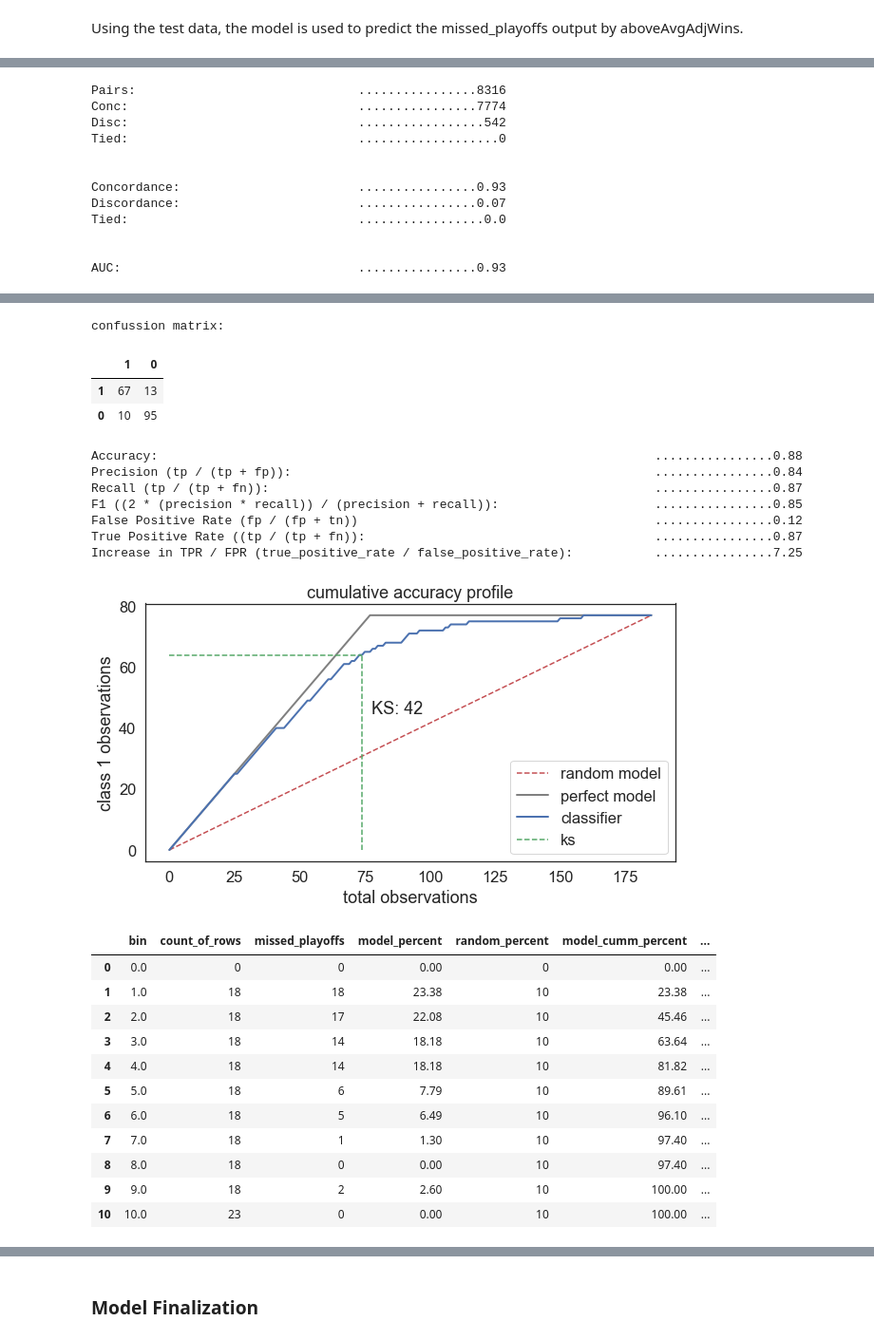
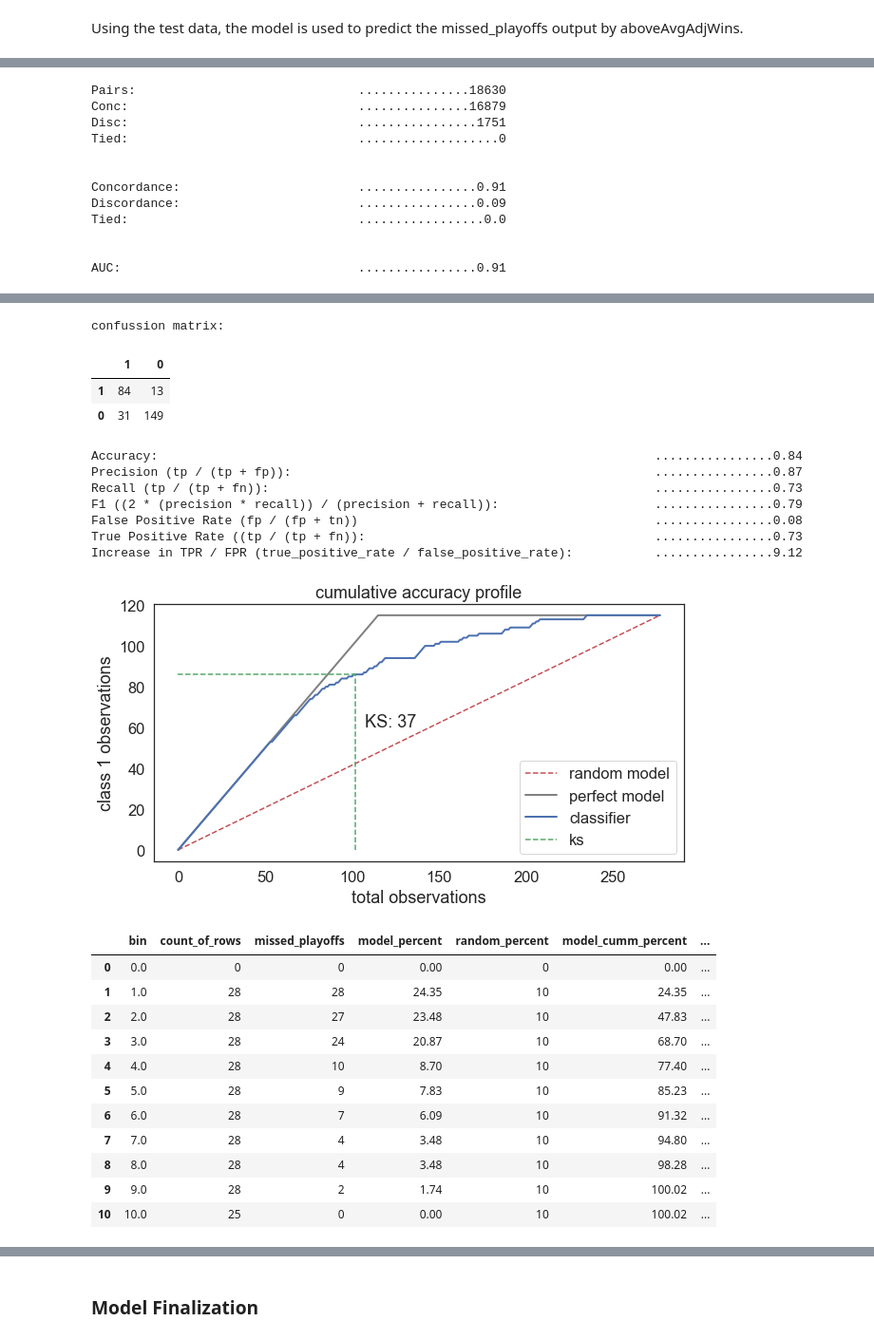
Before and after one commit to joseppbenvenuto/NHL_ML_Analysis, a Jupyter notebook: Classification_Analysis/NHL_1983_2021_Logistic_Regression.ipynb, the cells around one changed output, grey strips where cells are left out. Shown at 95% size. Cells and saved outputs as stored; diff of their text form; code cells hidden in the pictures.

```diff
--- a/Classification_Analysis/NHL_1983_2021_Logistic_Regression.ipynb
+++ b/Classification_Analysis/NHL_1983_2021_Logistic_Regression.ipynb
@@ -72,7 +72,7 @@ The frequencies of the missed_playoffs instances are observed.
 # Split the data into an 80/20 train and test stratified split by missed_playoffs frequency
 split = StratifiedShuffleSplit(
     n_splits = 1,
-    test_size = 0.2,
+    test_size = 0.3,
     random_state = 42
 )
 
@@ -376,7 +388,7 @@ Optimization terminated successfully.
 The model is trained to predict missed_playoffs output by the aboveAvgAdjWins.
 # %%
 # Adjust prediction threshold
-proba_threshold = 0.386778
+proba_threshold = 0.505125
 
 results['predictions_train'] = np.where(
     results['predicted_proba'] >= proba_threshold,
@@ -600,8 +612,8 @@ test_cap_auc = cap_auc(
     X = X_test,
     length = 5,
     width = 10,
-    ks = 40,
-    text = 'KS: 42',
+    ks = 37,
+    text = 'KS: 37',
     font = 1.5
 )
 
@@ -621,15 +633,15 @@ boostrap_f1(
     font = 1.5
 )
 # %% [output]
-Pairs:                              ................8316
-Conc:                               ................7774
-Disc:                               .................542
+Pairs:                              ...............18630
+Conc:                               ...............16879
+Disc:                               ................1751
 Tied:                               ...................0
 
 
-Concordance:                        ................0.93
-Discordance:                        ................0.07
+Concordance:                        ................0.91
+Discordance:                        ................0.09
 Tied:                               .................0.0
 
 
-AUC:                                ................0.93
+AUC:                                ................0.91
@@ -637,25 +649,25 @@ AUC:                                ................0.93
 confussion matrix:
 |  | 1 | 0 |
-| 1 | 67 | 13 |
-| 0 | 10 | 95 |
+| 1 | 84 | 13 |
+| 0 | 31 | 149 |
-Accuracy:                                                                   ................0.88
-Precision (tp / (tp + fp)):                                                 ................0.84
-Recall (tp / (tp + fn)):                                                    ................0.87
-F1 ((2 * (precision * recall)) / (precision + recall)):                     ................0.85
-False Positive Rate (fp / (fp + tn))                                        ................0.12
-True Positive Rate ((tp / (tp + fn)):                                       ................0.87
-Increase in TPR / FPR (true_positive_rate / false_positive_rate):           ................7.25
+Accuracy:                                                                   ................0.84
+Precision (tp / (tp + fp)):                                                 ................0.87
+Recall (tp / (tp + fn)):                                                    ................0.73
+F1 ((2 * (precision * recall)) / (precision + recall)):                     ................0.79
+False Positive Rate (fp / (fp + tn))                                        ................0.08
+True Positive Rate ((tp / (tp + fn)):                                       ................0.73
+Increase in TPR / FPR (true_positive_rate / false_positive_rate):           ................9.12
-[figure, old version]
+[figure, new version]
 |  | bin | count_of_rows | missed_playoffs | model_percent | random_percent | model_cumm_percent | ... |
 | 0 | 0.0 | 0 | 0 | 0.00 | 0 | 0.00 | ... |
-| 1 | 1.0 | 18 | 18 | 23.38 | 10 | 23.38 | ... |
-| 2 | 2.0 | 18 | 17 | 22.08 | 10 | 45.46 | ... |
-| 3 | 3.0 | 18 | 14 | 18.18 | 10 | 63.64 | ... |
-| 4 | 4.0 | 18 | 14 | 18.18 | 10 | 81.82 | ... |
-| 5 | 5.0 | 18 | 6 | 7.79 | 10 | 89.61 | ... |
-| 6 | 6.0 | 18 | 5 | 6.49 | 10 | 96.10 | ... |
-| 7 | 7.0 | 18 | 1 | 1.30 | 10 | 97.40 | ... |
-| 8 | 8.0 | 18 | 0 | 0.00 | 10 | 97.40 | ... |
-| 9 | 9.0 | 18 | 2 | 2.60 | 10 | 100.00 | ... |
-| 10 | 10.0 | 23 | 0 | 0.00 | 10 | 100.00 | ... |
+| 1 | 1.0 | 28 | 28 | 24.35 | 10 | 24.35 | ... |
+| 2 | 2.0 | 28 | 27 | 23.48 | 10 | 47.83 | ... |
+| 3 | 3.0 | 28 | 24 | 20.87 | 10 | 68.70 | ... |
+| 4 | 4.0 | 28 | 10 | 8.70 | 10 | 77.40 | ... |
+| 5 | 5.0 | 28 | 9 | 7.83 | 10 | 85.23 | ... |
+| 6 | 6.0 | 28 | 7 | 6.09 | 10 | 91.32 | ... |
+| 7 | 7.0 | 28 | 4 | 3.48 | 10 | 94.80 | ... |
+| 8 | 8.0 | 28 | 4 | 3.48 | 10 | 98.28 | ... |
+| 9 | 9.0 | 28 | 2 | 1.74 | 10 | 100.02 | ... |
+| 10 | 10.0 | 25 | 0 | 0.00 | 10 | 100.02 | ... |
 |  | bin | min_predicted_proba_per_bin | max_predicted_proba_per_bin | mean_predicted_proba_per_bin | median_predicted_proba_per_bin |
```
Also changed, not shown: parts of 17 cells of this notebook, 11 other files.
